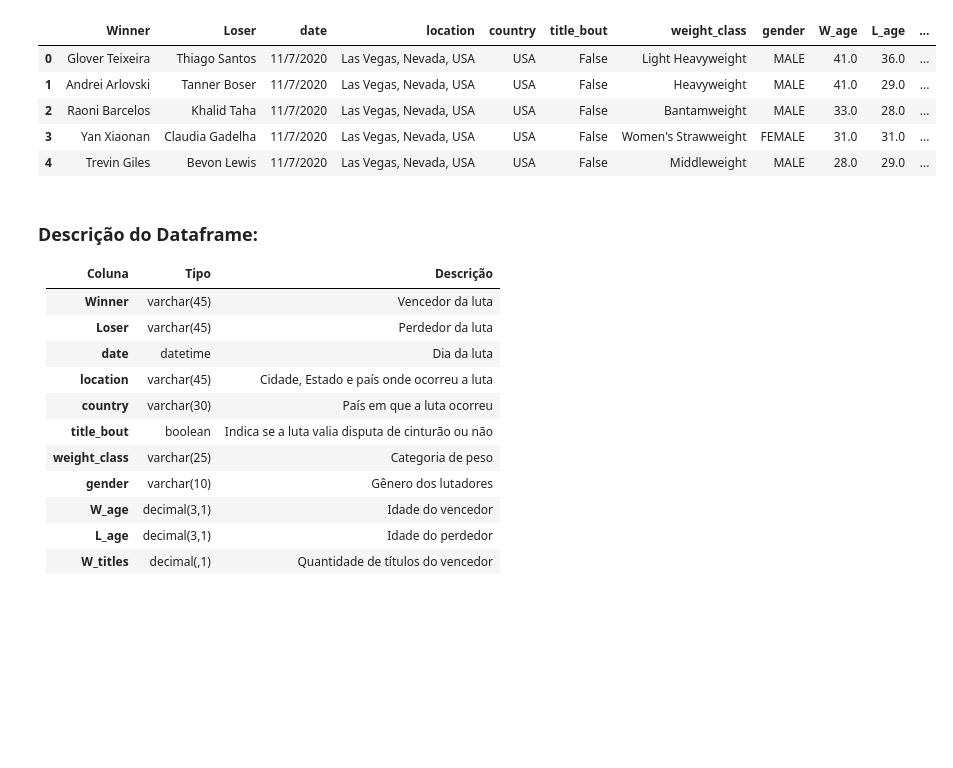
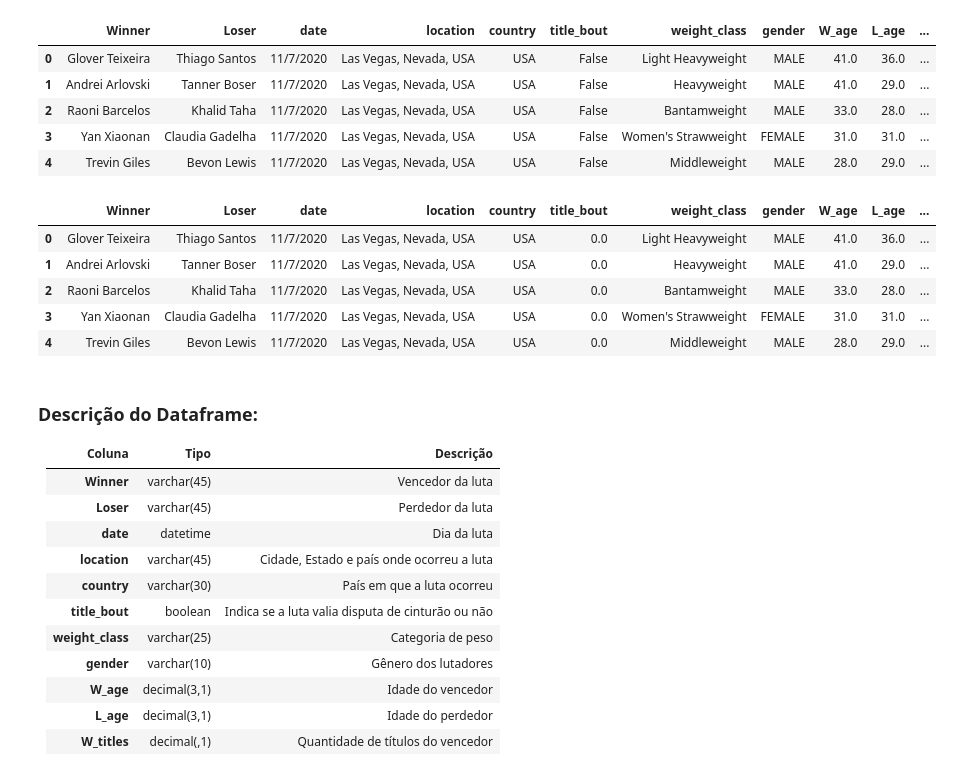
Before and after one commit to GermanoAndrade/BD-Final, a Jupyter notebook: trab_note_1.ipynb, the cells around one changed output. Cells and saved outputs as stored; diff of their text form; code cells hidden in the pictures; blank space fills up the shorter version.

```diff
--- a/trab_note_1.ipynb
+++ b/trab_note_1.ipynb
@@ -162,6 +176,16 @@ df.head(5)
 | 2 | Raoni Barcelos | Khalid Taha | 11/7/2020 | Las Vegas, Nevada, USA | USA | False | Bantamweight | MALE | 33.0 | 28.0 | ... |
 | 3 | Yan Xiaonan | Claudia Gadelha | 11/7/2020 | Las Vegas, Nevada, USA | USA | False | Women's Strawweight | FEMALE | 31.0 | 31.0 | ... |
 | 4 | Trevin Giles | Bevon Lewis | 11/7/2020 | Las Vegas, Nevada, USA | USA | False | Middleweight | MALE | 28.0 | 29.0 | ... |
+# %%
+df["title_bout"] = df["title_bout"].astype(float)#Fazendo essa mudança para não dar erro quando for fazer o dump para JSON
+df.head()
+# %% [output]
+|  | Winner | Loser | date | location | country | title_bout | weight_class | gender | W_age | L_age | ... |
+| 0 | Glover Teixeira | Thiago Santos | 11/7/2020 | Las Vegas, Nevada, USA | USA | 0.0 | Light Heavyweight | MALE | 41.0 | 36.0 | ... |
+| 1 | Andrei Arlovski | Tanner Boser | 11/7/2020 | Las Vegas, Nevada, USA | USA | 0.0 | Heavyweight | MALE | 41.0 | 29.0 | ... |
+| 2 | Raoni Barcelos | Khalid Taha | 11/7/2020 | Las Vegas, Nevada, USA | USA | 0.0 | Bantamweight | MALE | 33.0 | 28.0 | ... |
+| 3 | Yan Xiaonan | Claudia Gadelha | 11/7/2020 | Las Vegas, Nevada, USA | USA | 0.0 | Women's Strawweight | FEMALE | 31.0 | 31.0 | ... |
+| 4 | Trevin Giles | Bevon Lewis | 11/7/2020 | Las Vegas, Nevada, USA | USA | 0.0 | Middleweight | MALE | 28.0 | 29.0 | ... |
 # %% [markdown]
 ### Descrição do Dataframe:
 
```
Also changed, not shown: parts of 4 cells of this notebook, 1 other file.
